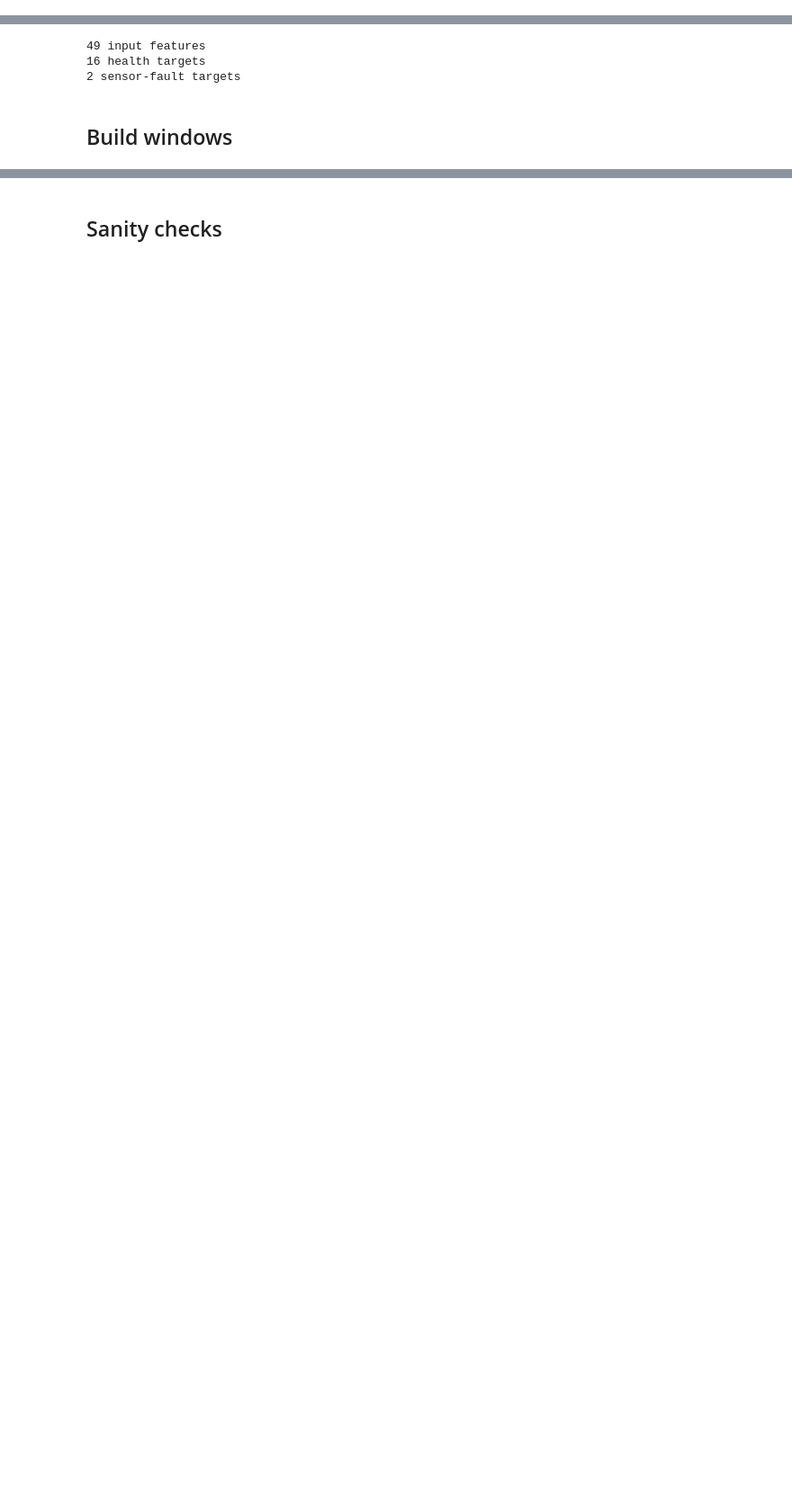
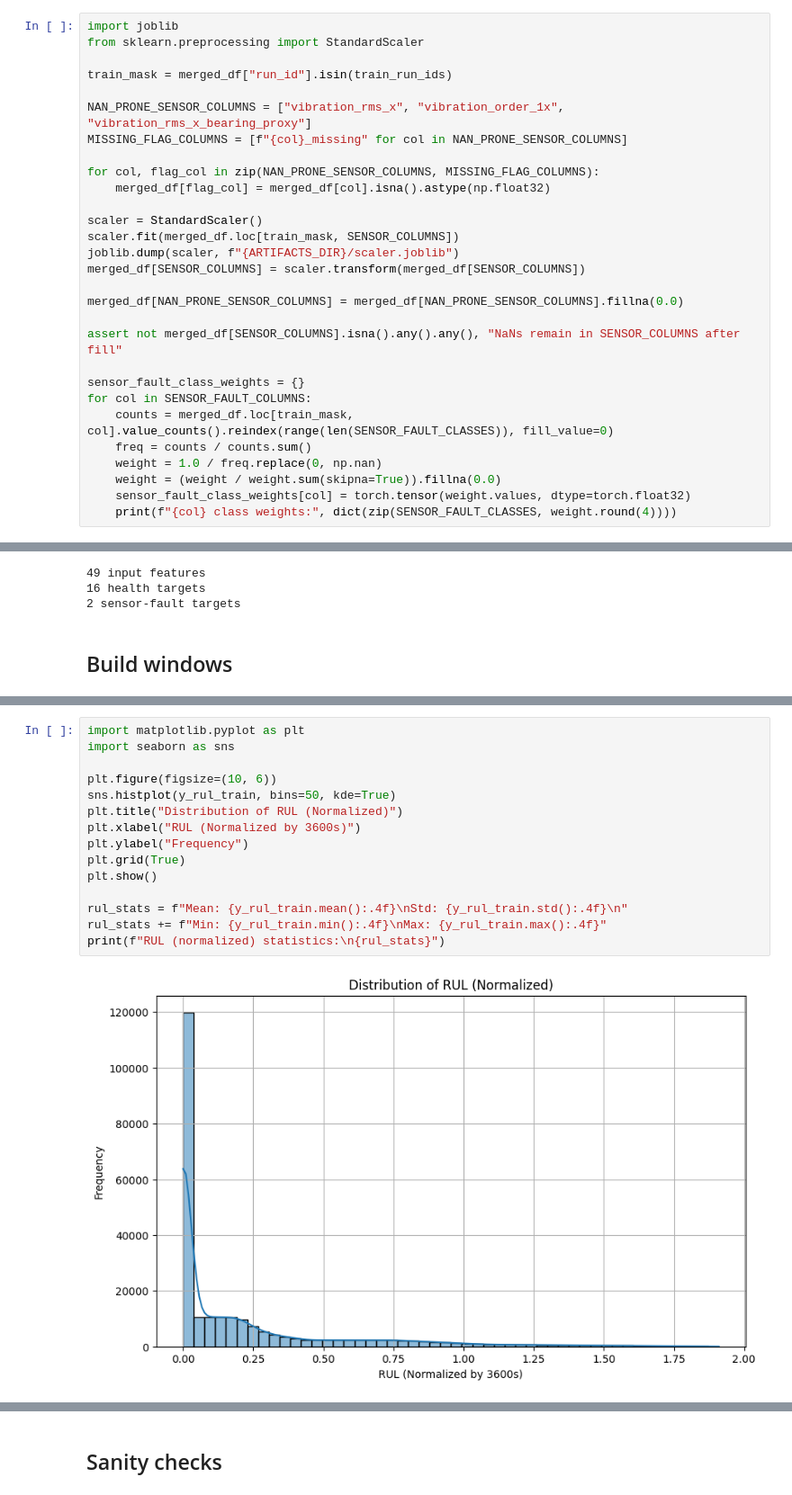
Before and after one commit to parinaB/DroneAcharaya, a Jupyter notebook: ml/training/lstm_rul/lstm_training.ipynb, the cells around one changed output, grey strips where cells are left out. Shown at 90% size. Cells and saved outputs as stored; diff of their text form; blank space fills up the shorter version.

Commit message:
fix: update training notebook
Signed-off-by: Sachin-0001 <sachin.samprit@gmail.com>

```diff
--- a/ml/training/lstm_rul/lstm_training.ipynb
+++ b/ml/training/lstm_rul/lstm_training.ipynb
@@ -352,0 +265,29 @@ sensor_fault_active_vibration_rms_x_bearing_proxy class weights: {'NONE': 0.0002
+# %%
+import joblib
+from sklearn.preprocessing import StandardScaler
+
+train_mask = merged_df["run_id"].isin(train_run_ids)
+
+NAN_PRONE_SENSOR_COLUMNS = ["vibration_rms_x", "vibration_order_1x", "vibration_rms_x_bearing_proxy"]
+MISSING_FLAG_COLUMNS = [f"{col}_missing" for col in NAN_PRONE_SENSOR_COLUMNS]
+
+for col, flag_col in zip(NAN_PRONE_SENSOR_COLUMNS, MISSING_FLAG_COLUMNS):
+    merged_df[flag_col] = merged_df[col].isna().astype(np.float32)
+
+scaler = StandardScaler()
+scaler.fit(merged_df.loc[train_mask, SENSOR_COLUMNS])
+joblib.dump(scaler, f"{ARTIFACTS_DIR}/scaler.joblib")
+merged_df[SENSOR_COLUMNS] = scaler.transform(merged_df[SENSOR_COLUMNS])
+
+merged_df[NAN_PRONE_SENSOR_COLUMNS] = merged_df[NAN_PRONE_SENSOR_COLUMNS].fillna(0.0)
+
+assert not merged_df[SENSOR_COLUMNS].isna().any().any(), "NaNs remain in SENSOR_COLUMNS after fill"
+
+sensor_fault_class_weights = {}
+for col in SENSOR_FAULT_COLUMNS:
+    counts = merged_df.loc[train_mask, col].value_counts().reindex(range(len(SENSOR_FAULT_CLASSES)), fill_value=0)
+    freq = counts / counts.sum()
+    weight = 1.0 / freq.replace(0, np.nan)
+    weight = (weight / weight.sum(skipna=True)).fillna(0.0)
+    sensor_fault_class_weights[col] = torch.tensor(weight.values, dtype=torch.float32)
+    print(f"{col} class weights:", dict(zip(SENSOR_FAULT_CLASSES, weight.round(4))))
@@ -494,0 +429,17 @@ y_rul_train range after /3600s: [0.000, 1.910]
+# %%
+import matplotlib.pyplot as plt
+import seaborn as sns
+
+plt.figure(figsize=(10, 6))
+sns.histplot(y_rul_train, bins=50, kde=True)
+plt.title("Distribution of RUL (Normalized)")
+plt.xlabel("RUL (Normalized by 3600s)")
+plt.ylabel("Frequency")
+plt.grid(True)
+plt.show()
+
+rul_stats = f"Mean: {y_rul_train.mean():.4f}\nStd: {y_rul_train.std():.4f}\n"
+rul_stats += f"Min: {y_rul_train.min():.4f}\nMax: {y_rul_train.max():.4f}"
+print(f"RUL (normalized) statistics:\n{rul_stats}")
+# %% [output]
+[figure, added]
```
Also changed, not shown: parts of 37 cells of this notebook, 8 other files.
